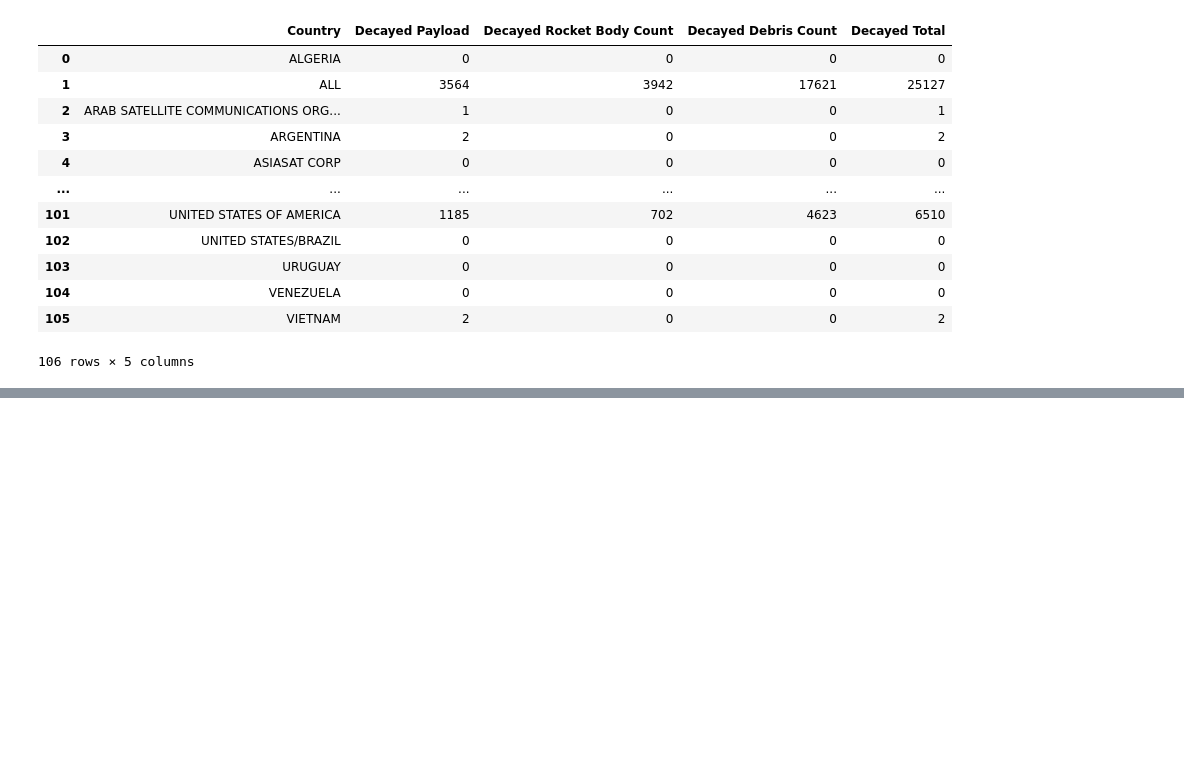
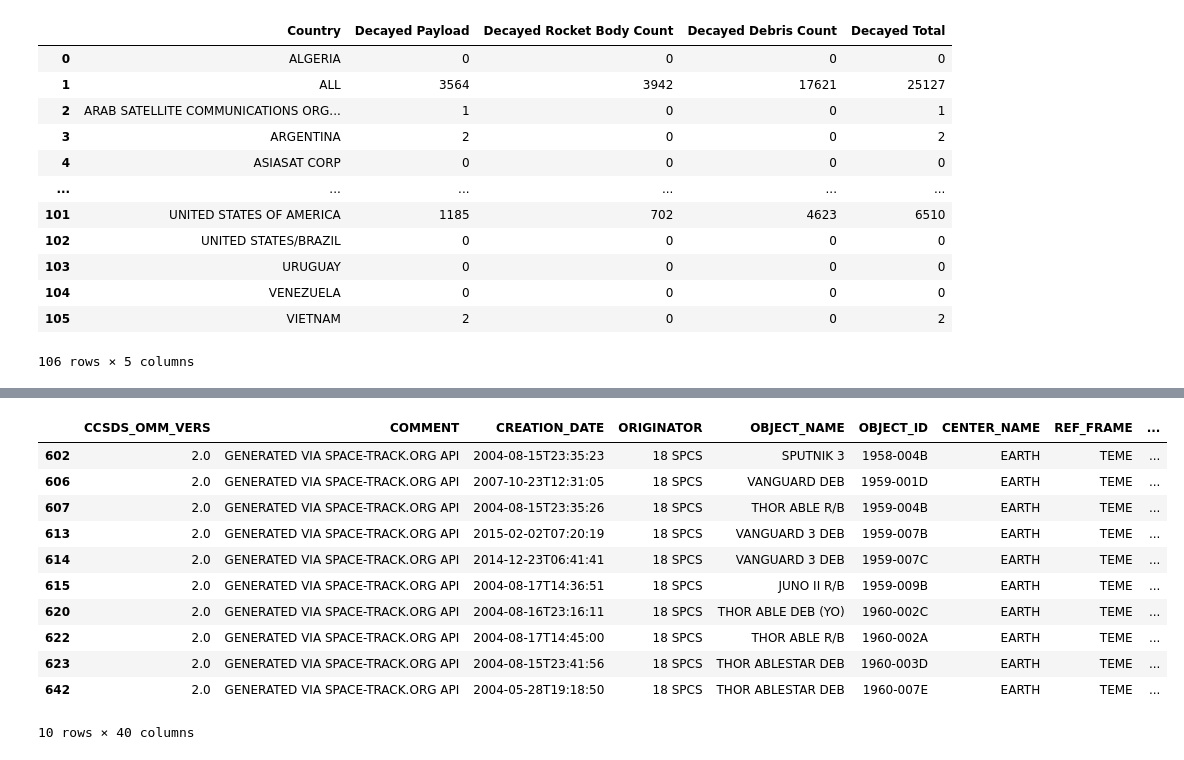
Before and after one commit to doublealogic/armageddon-neo-objects-space-junk, a Jupyter notebook: Data_Retrieval/space_track.ipynb, the cells around one changed output, grey strips where cells are left out. Drawn from its saved outputs; the diff is of its cells as text; code cells hidden in the pictures; blank space fills up the shorter version.

```diff
--- a/Data_Retrieval/space_track.ipynb
+++ b/Data_Retrieval/space_track.ipynb
@@ -82,0 +105,18 @@ decay_df
+# %%
+# Create a clean DataFrame by dropping the NaN its launch_date.
+cleaned_launch_date_df = launch_date_df.dropna()
+
+cleaned_launch_date_df.head(10)
+# %% [output]
+|  | CCSDS_OMM_VERS | COMMENT | CREATION_DATE | ORIGINATOR | OBJECT_NAME | OBJECT_ID | CENTER_NAME | REF_FRAME | ... |
+| 602 | 2.0 | GENERATED VIA SPACE-TRACK.ORG API | 2004-08-15T23:35:23 | 18 SPCS | SPUTNIK 3 | 1958-004B | EARTH | TEME | ... |
+| 606 | 2.0 | GENERATED VIA SPACE-TRACK.ORG API | 2007-10-23T12:31:05 | 18 SPCS | VANGUARD DEB | 1959-001D | EARTH | TEME | ... |
+| 607 | 2.0 | GENERATED VIA SPACE-TRACK.ORG API | 2004-08-15T23:35:26 | 18 SPCS | THOR ABLE R/B | 1959-004B | EARTH | TEME | ... |
+| 613 | 2.0 | GENERATED VIA SPACE-TRACK.ORG API | 2015-02-02T07:20:19 | 18 SPCS | VANGUARD 3 DEB | 1959-007B | EARTH | TEME | ... |
+| 614 | 2.0 | GENERATED VIA SPACE-TRACK.ORG API | 2014-12-23T06:41:41 | 18 SPCS | VANGUARD 3 DEB | 1959-007C | EARTH | TEME | ... |
+| 615 | 2.0 | GENERATED VIA SPACE-TRACK.ORG API | 2004-08-17T14:36:51 | 18 SPCS | JUNO II R/B | 1959-009B | EARTH | TEME | ... |
+| 620 | 2.0 | GENERATED VIA SPACE-TRACK.ORG API | 2004-08-16T23:16:11 | 18 SPCS | THOR ABLE DEB (YO) | 1960-002C | EARTH | TEME | ... |
+| 622 | 2.0 | GENERATED VIA SPACE-TRACK.ORG API | 2004-08-17T14:45:00 | 18 SPCS | THOR ABLE R/B | 1960-002A | EARTH | TEME | ... |
+| 623 | 2.0 | GENERATED VIA SPACE-TRACK.ORG API | 2004-08-15T23:41:56 | 18 SPCS | THOR ABLESTAR DEB | 1960-003D | EARTH | TEME | ... |
+| 642 | 2.0 | GENERATED VIA SPACE-TRACK.ORG API | 2004-05-28T19:18:50 | 18 SPCS | THOR ABLESTAR DEB | 1960-007E | EARTH | TEME | ... |
+10 rows × 40 columns
```
Also changed, not shown: parts of 2 cells of this notebook, 1 other file.
